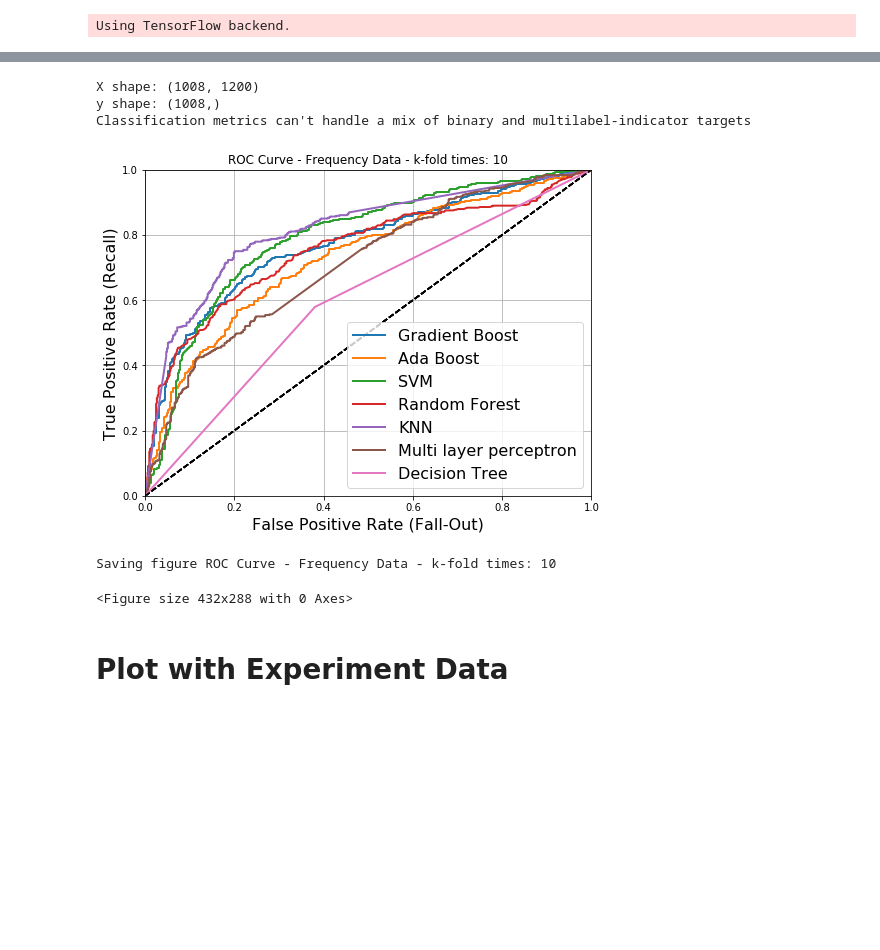
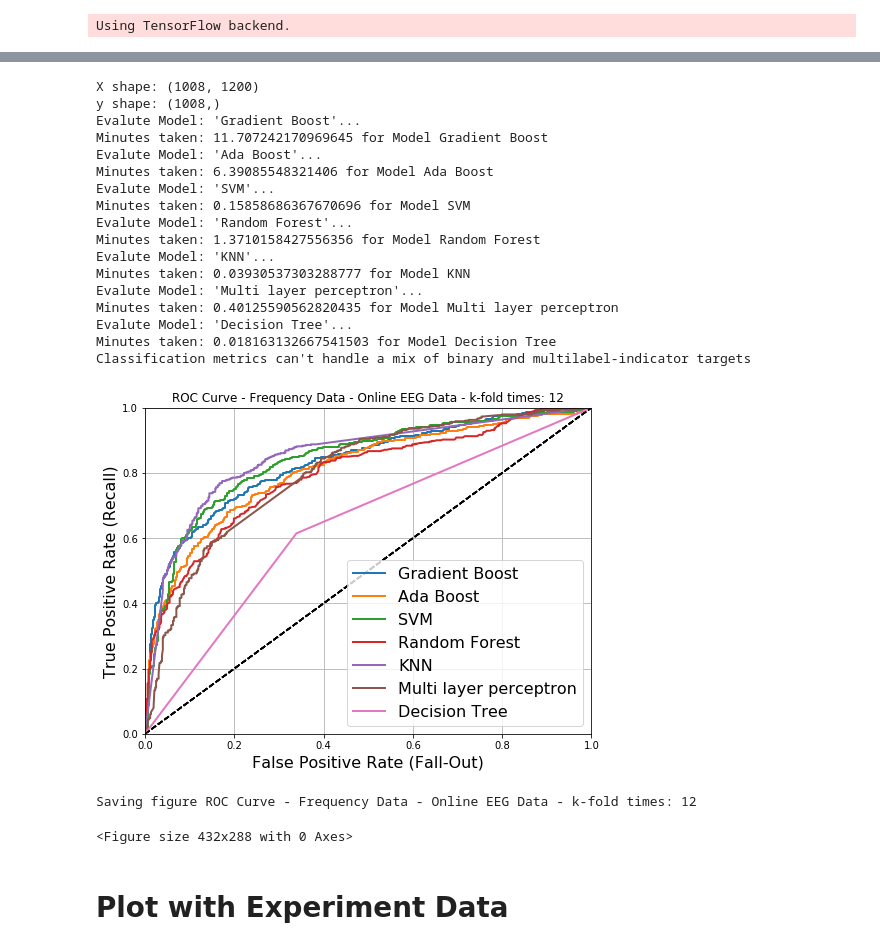
Before and after one commit to mudo121/thesis_eeg, a Jupyter notebook: machine_learning_notebooks/compare_classificators.ipynb, the cells around one changed output, grey strips where cells are left out. Saved outputs shown, nothing was run; the diff lists cells and outputs as text; code cells hidden in the pictures; blank space fills up the shorter version.

Commit message:
nvidida jetson commit - updated some notebooks for image generation

```diff
--- a/machine_learning_notebooks/compare_classificators.ipynb
+++ b/machine_learning_notebooks/compare_classificators.ipynb
@@ -136,6 +137,9 @@ randomState = 42
 modelList = []
 
 # LSTM - takes a lot of time...
+
+
+
 def create_model():
     model = Sequential()
     model.add(LSTM(100, input_shape=(n_timesteps,n_features)))
@@ -147,16 +151,9 @@ def create_model():
 #modelList.append(("LSTM", "predict_proba", KerasClassifier(build_fn=create_model, epochs=100, batch_size=10, verbose=0)))
 
 # Gradient Boost
-modelList.append(("Gradient Boost", "decision_function", GradientBoostingClassifier(ccp_alpha=0.0, criterion='friedman_mse', init=None,
-                                                                                   learning_rate=0.1, loss='deviance', max_depth=3,
-                                                                                   max_features=None, max_leaf_nodes=None,
-                                                                                   min_impurity_decrease=0.0, min_impurity_split=None,
-                                                                                   min_samples_leaf=1, min_samples_split=2,
-                                                                                   min_weight_fraction_leaf=0.0, n_estimators=1000,
-                                                                                   n_iter_no_change=None, presort='deprecated',
-                                                                                   random_state=None, subsample=1.0, tol=0.0001,
-                                                                                   validation_fraction=0.1, verbose=0,
-                                                                                   warm_start=False)))
+modelList.append(("Gradient Boost", "decision_function", GradientBoostingClassifier(n_estimators=1000,
+                                                                                   loss='deviance',
+                                                                                   learning_rate=0.1)))
 
 # AdaBoost
 modelList.append(("Ada Boost", "decision_function", AdaBoostClassifier(n_estimators=500 , learning_rate=1)))
@@ -206,6 +203,7 @@ Using TensorFlow backend.
 from sklearn.model_selection import cross_val_predict
 from sklearn.metrics import roc_curve
 from sklearn.metrics import classification_report
+import time
 
 def plot_roc_curve(fpr, tpr, label=None, title="ROC Curve"):
     plt.title(title)
@@ -226,9 +224,11 @@ def evaluteModelsWithRocCurve(modelList, X, y, title, target_names, kFoldTimes=5
     plt.figure(figsize=(8, 6))
 
     for modelName, method, model in modelList:
-        print("Evalute Model: '{}'".format(modelName))
+        start_time = time.time()
+        print("Evalute Model: '{}'...".format(modelName))
         try:
             if modelName == "LSTM":
+                n_timesteps, n_features, n_outputs = 1, X.shape[1], 2
                 y_predict = cross_val_predict(model, X.reshape(X.shape[0], 1, X.shape[1]), y, cv=kFoldTimes, method=method, n_jobs=-1)
             else:
                 y_predict = cross_val_predict(model, X, y, cv=kFoldTimes, method=method, n_jobs=-1)
@@ -249,6 +249,9 @@ def evaluteModelsWithRocCurve(modelList, X, y, title, target_names, kFoldTimes=5
         except Exception as e:
             print ("Error with model: {}".format(modelName))
             raise(e)
+        finally:
+            print('Minutes taken: {} for Model {}'.format((time.time() - start_time)/60, modelName))
+
     try:
         print(classification_report(y, y_predict, target_names=target_names))
     except Exception as e:
@@ -271,14 +288,28 @@ Saving figure ROC Curve - Entropy Data - k-fold times: 10
 <Figure size 432x288 with 0 Axes>
 # %%
-evaluteModelsWithRocCurve(modelList, X=X_train_freq, y=X_train_freq,
+evaluteModelsWithRocCurve(modelList, X=X_train_freq, y=y_train_freq,
                           title="ROC Curve - Frequency Data - Online EEG Data",
-                          target_names=targetNames, kFoldTimes=10)
+                          target_names=targetNames, kFoldTimes=12)
 # %% [output]
 X shape: (1008, 1200)
 y shape: (1008,)
+Evalute Model: 'Gradient Boost'...
+Minutes taken: 11.707242170969645 for Model Gradient Boost
+Evalute Model: 'Ada Boost'...
+Minutes taken: 6.39085548321406 for Model Ada Boost
+Evalute Model: 'SVM'...
+Minutes taken: 0.15858686367670696 for Model SVM
+Evalute Model: 'Random Forest'...
+Minutes taken: 1.3710158427556356 for Model Random Forest
+Evalute Model: 'KNN'...
+Minutes taken: 0.03930537303288777 for Model KNN
+Evalute Model: 'Multi layer perceptron'...
+Minutes taken: 0.40125590562820435 for Model Multi layer perceptron
+Evalute Model: 'Decision Tree'...
+Minutes taken: 0.018163132667541503 for Model Decision Tree
 Classification metrics can't handle a mix of binary and multilabel-indicator targets
-[figure, old version]
+[figure, new version]
-Saving figure ROC Curve - Frequency Data - k-fold times: 10
+Saving figure ROC Curve - Frequency Data - Online EEG Data - k-fold times: 12
 <Figure size 432x288 with 0 Axes>
 # %% [markdown]
 # Plot with Experiment Data
```
Also changed, not shown: parts of 4 cells of this notebook, 2 other files.
